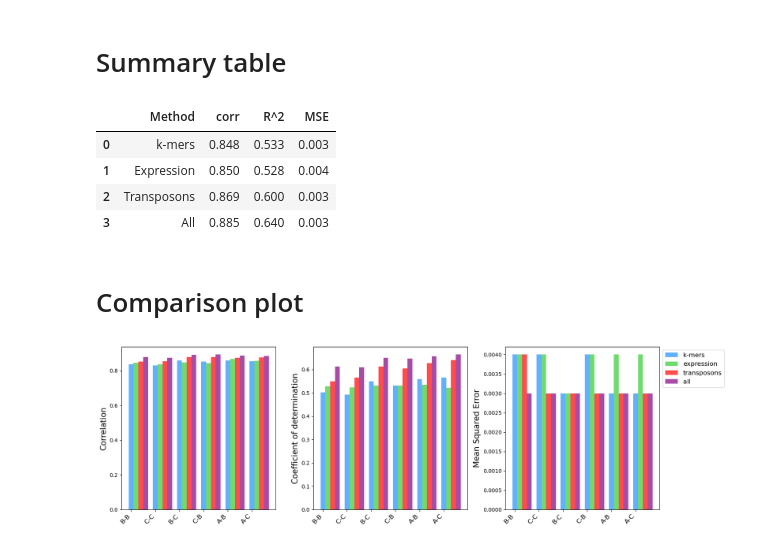
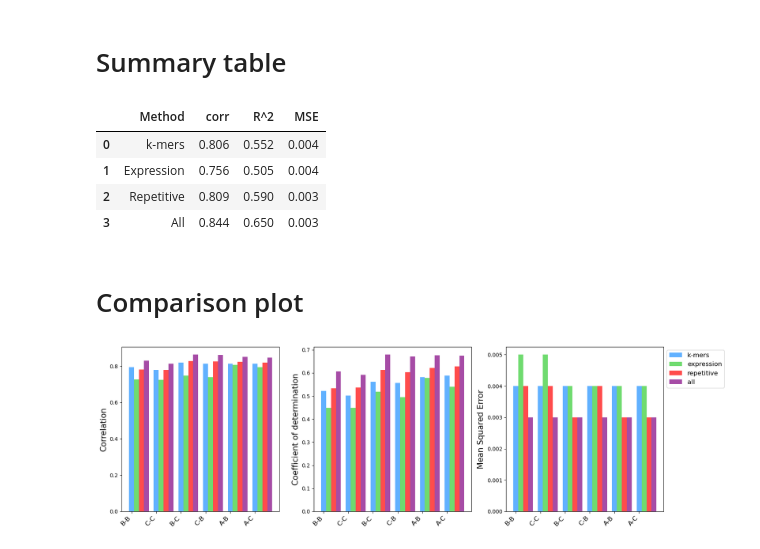
Before and after one commit to maurope/wur, a Jupyter notebook: brassica/all/comparisons/performance_comparisons_all_broccoli_cauliflower.ipynb, the cells around one changed output. Cells and saved outputs as stored; diff of their text form; code cells hidden in the pictures.

```diff
--- a/brassica/all/comparisons/performance_comparisons_all_broccoli_cauliflower.ipynb
+++ b/brassica/all/comparisons/performance_comparisons_all_broccoli_cauliflower.ipynb
@@ -35,5 +35,5 @@ e
 # %%
-t = pd.read_csv('../../transposons/output/performance_models_broccoli_cauliflower_transposons.csv')
-t
+r = pd.read_csv('../../repetitive/output/performance_models_broccoli_cauliflower_repetitive.csv')
+r
 # %% [output]
 |  | Training_set | Testing_set | corr | R^2 | MSE |
@@ -59,19 +59,19 @@ a
 # %% [markdown]
 # Summary table
 # %%
-corr = pd.DataFrame({'corr':[k['corr'].mean().round(3), e['corr'].mean().round(3), t['corr'].mean().round(3), a['corr'].mean().round(3)]})
-r2 = pd.DataFrame({'R^2':[k['R^2'].mean().round(3), e['R^2'].mean().round(3), t['R^2'].mean().round(3), a['R^2'].mean().round(3)]})
-mse = pd.DataFrame({'MSE':[k['MSE'].mean().round(3), e['MSE'].mean().round(3), t['MSE'].mean().round(3), a['MSE'].mean().round(3)]})
-label = pd.DataFrame({'Method': ['k-mers', 'Expression', 'Transposons', 'All']})
+corr = pd.DataFrame({'corr':[k['corr'].mean().round(3), e['corr'].mean().round(3), r['corr'].mean().round(3), a['corr'].mean().round(3)]})
+r2 = pd.DataFrame({'R^2':[k['R^2'].mean().round(3), e['R^2'].mean().round(3), r['R^2'].mean().round(3), a['R^2'].mean().round(3)]})
+mse = pd.DataFrame({'MSE':[k['MSE'].mean().round(3), e['MSE'].mean().round(3), r['MSE'].mean().round(3), a['MSE'].mean().round(3)]})
+label = pd.DataFrame({'Method': ['k-mers', 'Expression', 'Repetitive', 'All']})
 
 table = pd.concat([label, corr, r2, mse], axis=1)
 table
 # %% [output]
 |  | Method | corr | R^2 | MSE |
-| 0 | k-mers | 0.848 | 0.533 | 0.003 |
-| 1 | Expression | 0.850 | 0.528 | 0.004 |
-| 2 | Transposons | 0.869 | 0.600 | 0.003 |
-| 3 | All | 0.885 | 0.640 | 0.003 |
+| 0 | k-mers | 0.806 | 0.552 | 0.004 |
+| 1 | Expression | 0.756 | 0.505 | 0.004 |
+| 2 | Repetitive | 0.809 | 0.590 | 0.003 |
+| 3 | All | 0.844 | 0.650 | 0.003 |
 # %% [markdown]
 # Comparison plot
 # %%
@@ -81,8 +81,8 @@ bar_width = 0.2
 # Creating data positions
 bar_positions_k = np.arange(len(k['corr']))
 bar_positions_e = bar_positions_k + bar_width
-bar_positions_t = bar_positions_e + bar_width
-bar_positions_a = bar_positions_t + bar_width
+bar_positions_r = bar_positions_e + bar_width
+bar_positions_a = bar_positions_r + bar_width
 
 
 # Creating subplots (1 row, 3 columns)
@@ -91,7 +91,7 @@ fig, axs = plt.subplots(1, 3, figsize=(15, 5))
 # First chart
 axs[0].bar(bar_positions_k, k['corr'], color='dodgerblue', width=bar_width, label='k-mers', alpha=0.7)
 axs[0].bar(bar_positions_e, e['corr'], color='limegreen', width=bar_width, label='expression', alpha=0.7)
-axs[0].bar(bar_positions_t, t['corr'], color='red', width=bar_width, label='transposons', alpha=0.7)
+axs[0].bar(bar_positions_r, r['corr'], color='red', width=bar_width, label='repetitive', alpha=0.7)
 axs[0].bar(bar_positions_a, a['corr'], color='purple', width=bar_width, label='all', alpha=0.7)
 
 axs[0].set_ylabel('Correlation', fontsize=15)
@@ -99,38 +99,38 @@ axs[0].set_ylabel('Correlation', fontsize=15)
 # Second chart
 axs[1].bar(bar_positions_k, k['R^2'], color='dodgerblue', width=bar_width, label='k-mers', alpha=0.7)
 axs[1].bar(bar_positions_e, e['R^2'], color='limegreen', width=bar_width, label='expression', alpha=0.7)
-axs[1].bar(bar_positions_t, t['R^2'], color='red', width=bar_width, label='transposons', alpha=0.7)
+axs[1].bar(bar_positions_r, r['R^2'], color='red', width=bar_width, label='repetitive', alpha=0.7)
 axs[1].bar(bar_positions_a, a['R^2'], color='purple', width=bar_width, label='all', alpha=0.7)
 
 axs[1].set_ylabel('Coefficient of determination', fontsize=15)
 
 # Third chart
 axs[2].bar(bar_positions_k, k['MSE'], color='dodgerblue', width=bar_width, label='k-mers', alpha=0.7)
 axs[2].bar(bar_positions_e, e['MSE'], color='limegreen', width=bar_width, label='expression', alpha=0.7)
-axs[2].bar(bar_positions_t, t['MSE'], color='red', width=bar_width, label='transposons', alpha=0.7)
+axs[2].bar(bar_positions_r, r['MSE'], color='red', width=bar_width, label='repetitive', alpha=0.7)
 axs[2].bar(bar_positions_a, a['MSE'], color='purple', width=bar_width, label='all', alpha=0.7)
 
 axs[2].set_ylabel('Mean Squared Error', fontsize=15)
 
 # Get chromosome labels from the 'chr' column
 chr_labels = ['B-B', 'C-C', 'B-C', 'C-B', 'A-B', 'A-C']
 
 # Set x-axis labels for all three subplots
 for ax in axs:
     ax.set_xticks(bar_positions_k)
     ax.set_xticklabels(chr_labels)
 
 # Rotate labels for better readability
 for ax in axs:
     ax.set_xticklabels(ax.get_xticklabels(), rotation=45, ha='right', fontsize=12)
 
 # Adjusting layout
 plt.tight_layout()
 
 # Place legend outside the subplots and above the last subplot
 plt.legend(loc='upper left', bbox_to_anchor=(1, 1), fontsize=12)
 
 # Show the figure
 plt.show()
 # %% [output]
-[figure, old version]
+[figure, new version]
```
Also changed, not shown: parts of 5 cells of this notebook, 2 other files.
